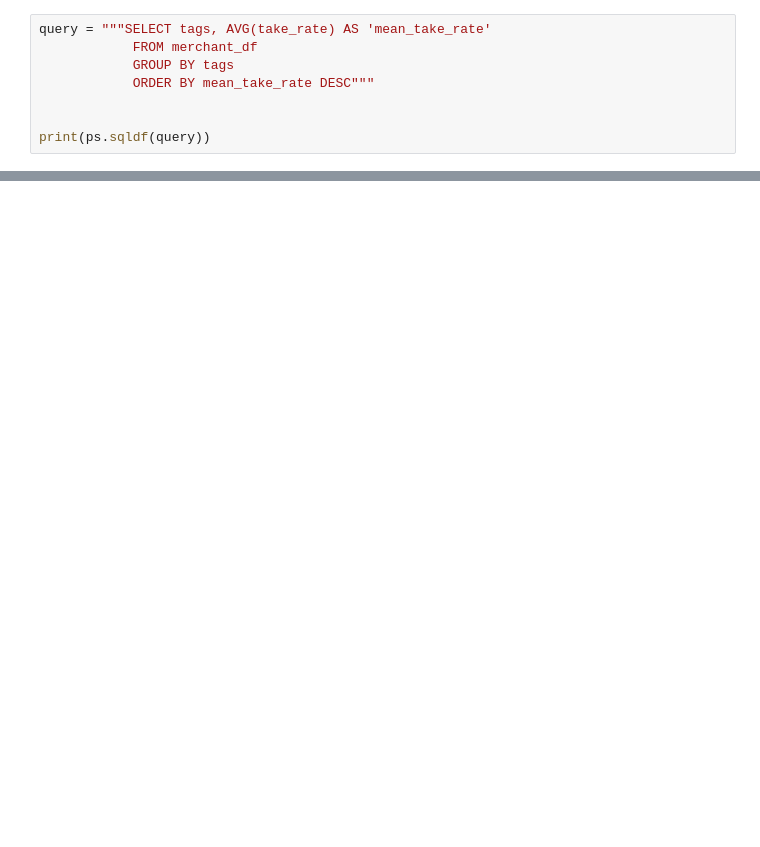
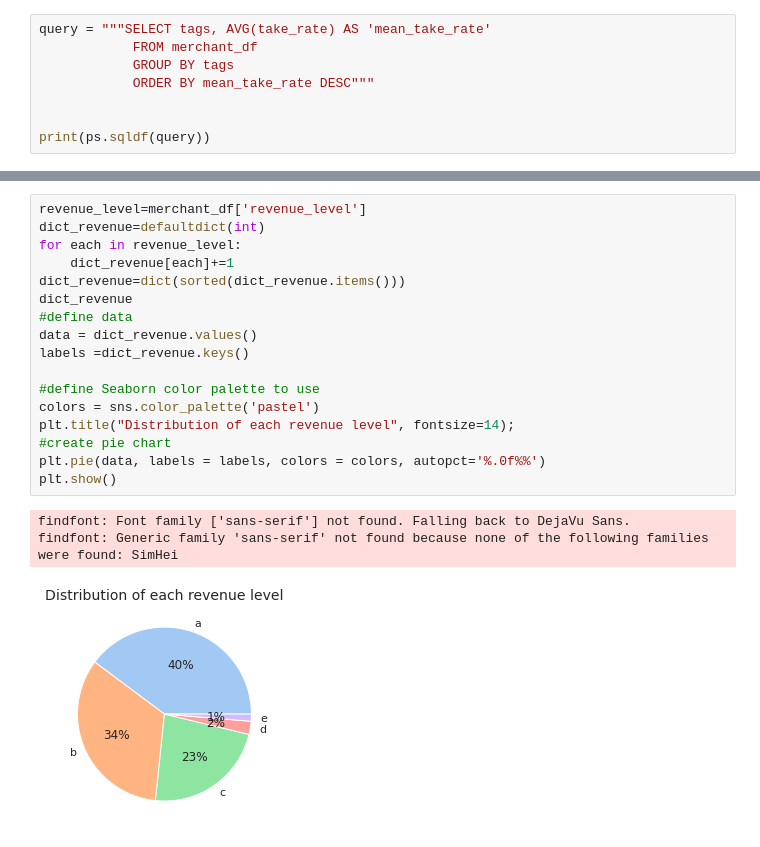
Before and after one commit to MAST30034-Applied-Data-Science/generic-buy-now-pay-later-project-group-14, a Jupyter notebook: notebooks/merchant_analysis.ipynb, the cells around one changed output, grey strips where cells are left out. Cells and saved outputs as stored; diff of their text form; blank space fills up the shorter version.

```diff
--- a/notebooks/merchant_analysis.ipynb
+++ b/notebooks/merchant_analysis.ipynb
@@ -43,0 +40,21 @@ print(ps.sqldf(query))
+# %%
+revenue_level=merchant_df['revenue_level']
+dict_revenue=defaultdict(int)
+for each in revenue_level:
+    dict_revenue[each]+=1
+dict_revenue=dict(sorted(dict_revenue.items()))
+dict_revenue
+#define data
+data = dict_revenue.values()
+labels =dict_revenue.keys()
+
+#define Seaborn color palette to use
+colors = sns.color_palette('pastel')
+plt.title("Distribution of each revenue level", fontsize=14);
+#create pie chart
+plt.pie(data, labels = labels, colors = colors, autopct='%.0f%%')
+plt.show()
+# %% [output]
+findfont: Font family ['sans-serif'] not found. Falling back to DejaVu Sans.
+findfont: Generic family 'sans-serif' not found because none of the following families were found: SimHei
+[figure, added]
```
Also changed, not shown: parts of 10 cells of this notebook, 4 other files.
